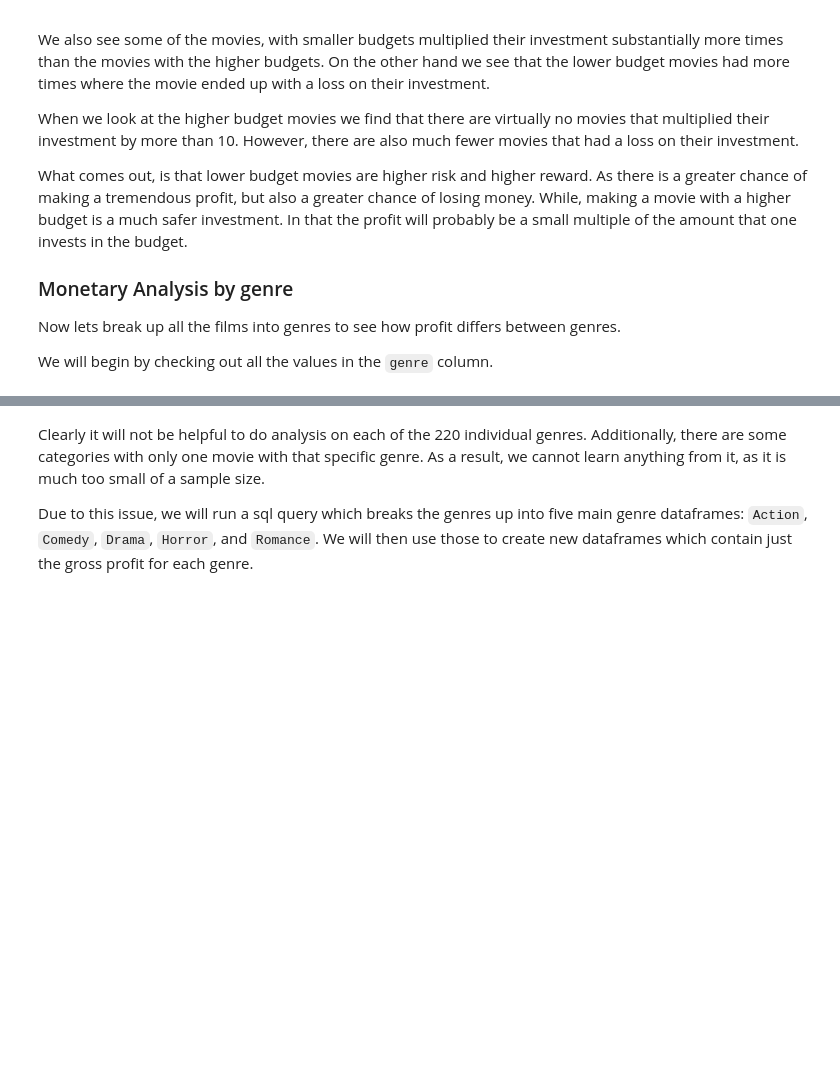
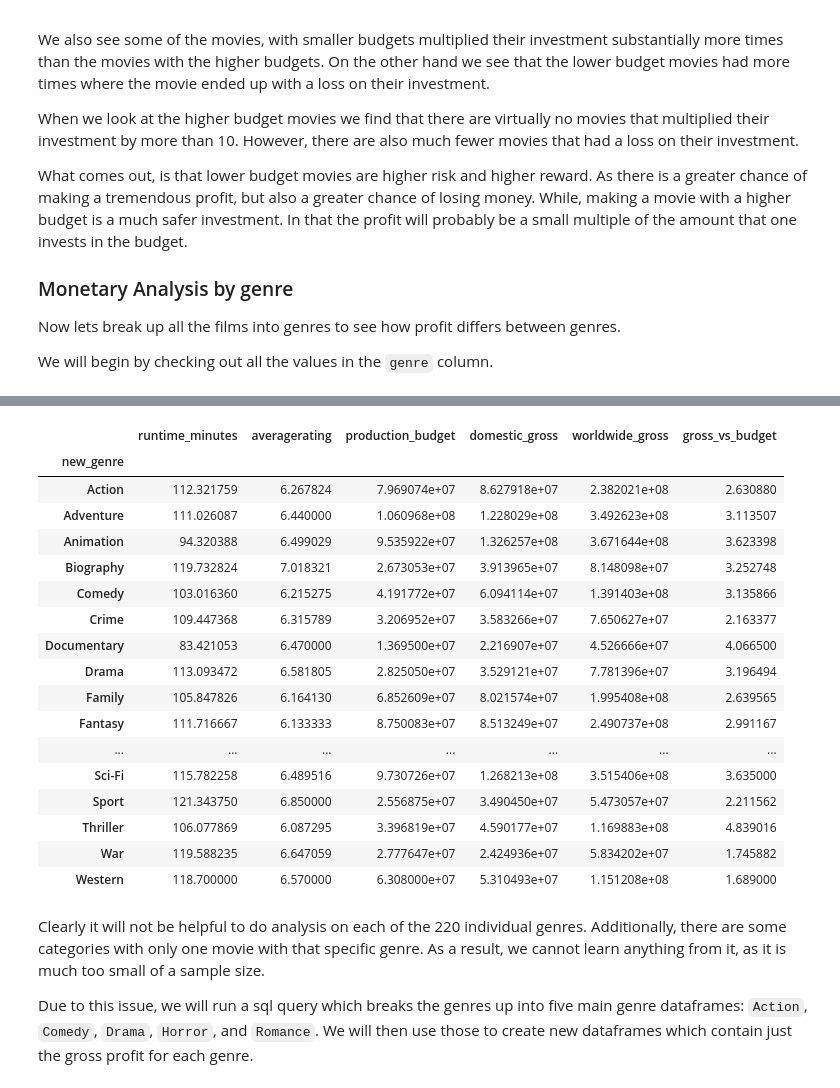
Before and after one commit to joshuaedelstein15/Phase1_Project, a Jupyter notebook: Movie_Analysis.ipynb, the cells around one changed output, grey strips where cells are left out. Cells and saved outputs as stored; diff of their text form; code cells hidden in the pictures; blank space fills up the shorter version.

```diff
--- a/Movie_Analysis.ipynb
+++ b/Movie_Analysis.ipynb
@@ -294,0 +297,3 @@ Name: genres, Length: 220, dtype: int64
+# %%
+movie_stats['new_genre'] = movie_stats['genres'].str.split(',')
+movie_stats.head()
@@ -294,0 +307,3 @@ Name: genres, Length: 220, dtype: int64
+# %%
+movie_stats_explode = movie_stats.explode('new_genre')
+movie_stats_explode.head()
@@ -295,3 +317,24 @@ Name: genres, Length: 220, dtype: int64
+# %%
+movie_stats_explode.groupby('new_genre').mean()
+# %% [output]
+|  | runtime_minutes | averagerating | production_budget | domestic_gross | worldwide_gross | gross_vs_budget |
+| new_genre |  |  |  |  |  |  |
+| Action | 112.321759 | 6.267824 | 7.969074e+07 | 8.627918e+07 | 2.382021e+08 | 2.630880 |
+| Adventure | 111.026087 | 6.440000 | 1.060968e+08 | 1.228029e+08 | 3.492623e+08 | 3.113507 |
+| Animation | 94.320388 | 6.499029 | 9.535922e+07 | 1.326257e+08 | 3.671644e+08 | 3.623398 |
+| Biography | 119.732824 | 7.018321 | 2.673053e+07 | 3.913965e+07 | 8.148098e+07 | 3.252748 |
+| Comedy | 103.016360 | 6.215275 | 4.191772e+07 | 6.094114e+07 | 1.391403e+08 | 3.135866 |
+| Crime | 109.447368 | 6.315789 | 3.206952e+07 | 3.583266e+07 | 7.650627e+07 | 2.163377 |
+| Documentary | 83.421053 | 6.470000 | 1.369500e+07 | 2.216907e+07 | 4.526666e+07 | 4.066500 |
+| Drama | 113.093472 | 6.581805 | 2.825050e+07 | 3.529121e+07 | 7.781396e+07 | 3.196494 |
+| Family | 105.847826 | 6.164130 | 6.852609e+07 | 8.021574e+07 | 1.995408e+08 | 2.639565 |
+| Fantasy | 111.716667 | 6.133333 | 8.750083e+07 | 8.513249e+07 | 2.490737e+08 | 2.991167 |
+| ... | ... | ... | ... | ... | ... | ... |
+| Sci-Fi | 115.782258 | 6.489516 | 9.730726e+07 | 1.268213e+08 | 3.515406e+08 | 3.635000 |
+| Sport | 121.343750 | 6.850000 | 2.556875e+07 | 3.490450e+07 | 5.473057e+07 | 2.211562 |
+| Thriller | 106.077869 | 6.087295 | 3.396819e+07 | 4.590177e+07 | 1.169883e+08 | 4.839016 |
+| War | 119.588235 | 6.647059 | 2.777647e+07 | 2.424936e+07 | 5.834202e+07 | 1.745882 |
+| Western | 118.700000 | 6.570000 | 6.308000e+07 | 5.310493e+07 | 1.151208e+08 | 1.689000 |
 # %% [markdown]
 Clearly it will not be helpful to do analysis on each of the 220 individual genres. Additionally, there are some categories with only one movie with that specific genre. As a result, we cannot learn anything from it, as it is much too small of a sample size.
 
```
Also changed, not shown: parts of 4 cells of this notebook, 1 other file.
